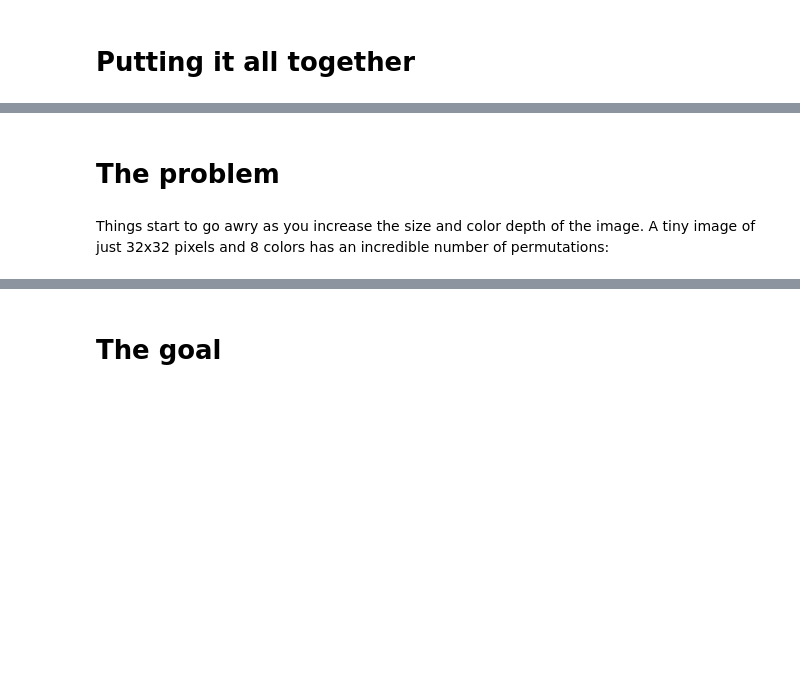
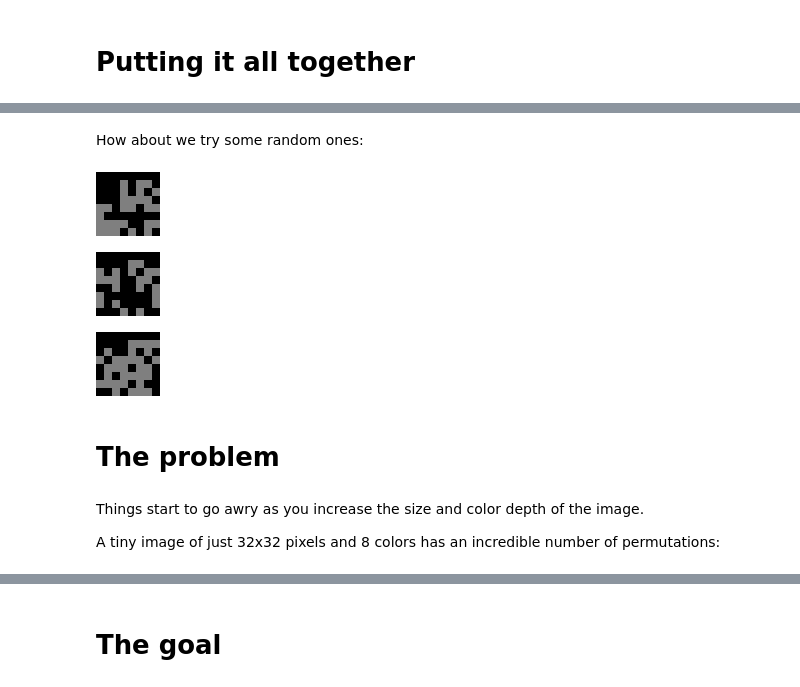
Before and after one commit to kathryndeplume/library-of-sydney, a Jupyter notebook: notes.ipynb, the cells around one changed output, grey strips where cells are left out. Drawn from its saved outputs; the diff is of its cells as text; code cells hidden in the pictures; blank space fills up the shorter version.

```diff
--- a/notes.ipynb
+++ b/notes.ipynb
@@ -165,5 +169,19 @@ generate_image(data, image_size, num_colors)
+# %% [markdown]
+How about we try some random ones:
+# %%
+from random import random
+
+for i in range(0, 3):
+    iteration = int((num_permutations(8*8, 2) / 1) * random())
+    display(generate_image(iteration, 8, 2).resize((64, 64), 0))
+# %% [output]
+[figure, added]
+[figure, added]
+[figure, added]
 # %% [markdown]
 # The problem
 # %% [markdown]
-Things start to go awry as you increase the size and color depth of the image. A tiny image of just 32x32 pixels and 8 colors has an incredible number of permutations:
+Things start to go awry as you increase the size and color depth of the image.
+
+A tiny image of just 32x32 pixels and 8 colors has an incredible number of permutations:
 # %%
```
Also changed, not shown: parts of 32 cells of this notebook.
